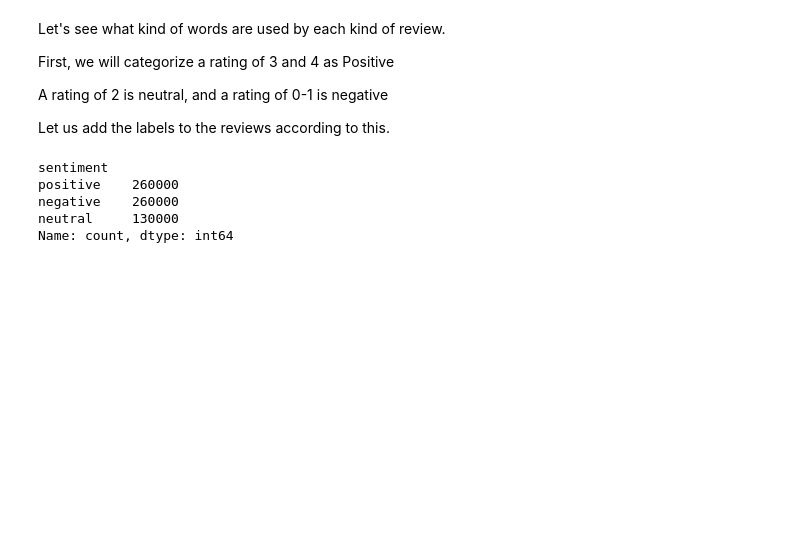
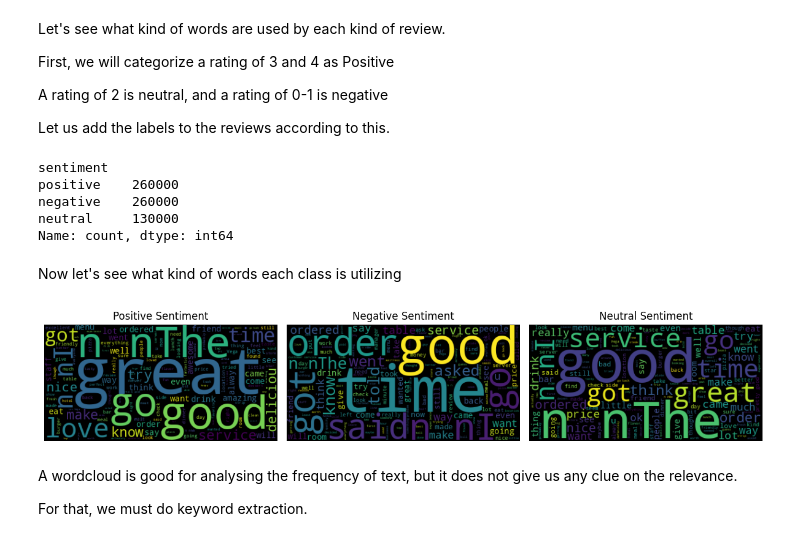
Before and after one commit to snowclipsed/CS6120, a Jupyter notebook: Assignments/A4/notebooks/A4_data_exploration.ipynb, the cells around one changed output. Saved outputs shown, nothing was run; the diff lists cells and outputs as text; code cells hidden in the pictures; blank space fills up the shorter version.

```diff
--- a/Assignments/A4/notebooks/A4_data_exploration.ipynb
+++ b/Assignments/A4/notebooks/A4_data_exploration.ipynb
@@ -160,3 +173,55 @@ positive    260000
 negative    260000
 neutral     130000
 Name: count, dtype: int64
+# %% [markdown]
+Now let's see what kind of words each class is utilizing
+# %%
+from wordcloud import WordCloud, STOPWORDS
+import matplotlib.pyplot as plt
+
+# Filter the dataframe based on sentiment
+positive_df = yelp_df[yelp_df['sentiment'] == 'positive']
+negative_df = yelp_df[yelp_df['sentiment'] == 'negative']
+neutral_df = yelp_df[yelp_df['sentiment'] == 'neutral']
+
+# Generate word clouds for each sentiment
+positive_text = ' '.join(positive_df['text'])
+negative_text = ' '.join(negative_df['text'])
+neutral_text = ' '.join(neutral_df['text'])
+
+STOPWORDS.add('food')
+STOPWORDS.add('place')
+STOPWORDS.add('restaurant')
+STOPWORDS.add('one')
+
+# Create word cloud objects
+positive_wordcloud = WordCloud(stopwords=STOPWORDS).generate(positive_text)
+negative_wordcloud = WordCloud(stopwords=STOPWORDS).generate(negative_text)
+neutral_wordcloud = WordCloud(stopwords=STOPWORDS).generate(neutral_text)
+
+# Plot the word clouds
+plt.figure(figsize=(12, 8))
+
+plt.subplot(1, 3, 1)
+plt.imshow(positive_wordcloud, interpolation='bilinear')
+plt.title('Positive Sentiment')
+plt.axis('off')
+
+plt.subplot(1, 3, 2)
+plt.imshow(negative_wordcloud, interpolation='bilinear')
+plt.title('Negative Sentiment')
+plt.axis('off')
+
+plt.subplot(1, 3, 3)
+plt.imshow(neutral_wordcloud, interpolation='bilinear')
+plt.title('Neutral Sentiment')
+plt.axis('off')
+
+plt.tight_layout()
+plt.show()
+# %% [output]
+[figure, added]
+# %% [markdown]
+A wordcloud is good for analysing the frequency of text, but it does not give us any clue on the relevance.
+
+For that, we must do keyword extraction.
```
Also changed, not shown: parts of 9 cells of this notebook.
